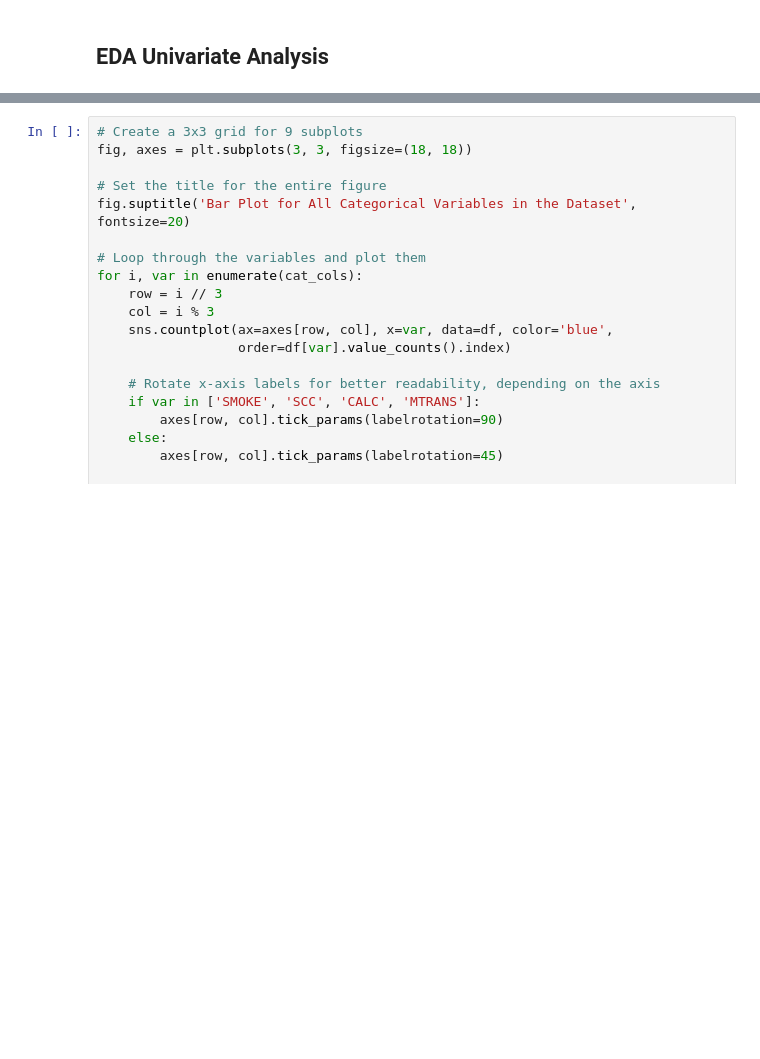
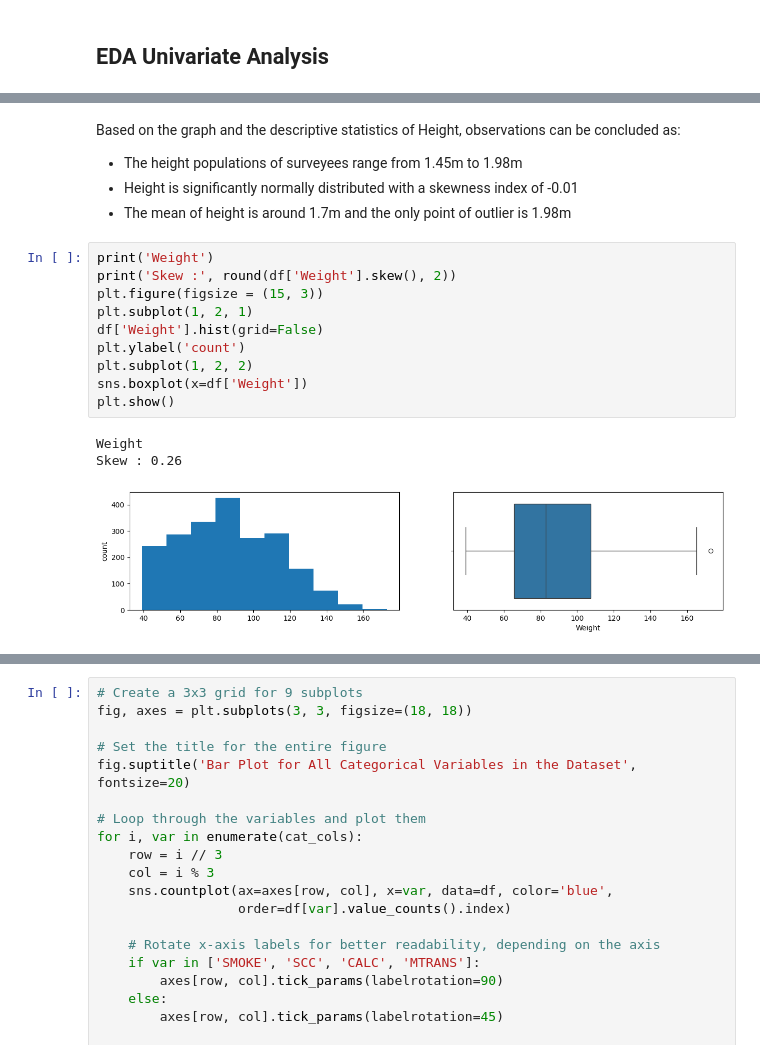
Before and after one commit to dang-nguyendd/ds_data_modelling, a Jupyter notebook: s3759957.ipynb, the cells around one changed output, grey strips where cells are left out. Drawn from its saved outputs; the diff is of its cells as text; blank space fills up the shorter version.

```diff
--- a/s3759957.ipynb
+++ b/s3759957.ipynb
@@ -167,0 +192,19 @@ for col in num_cols:
+# %% [markdown]
+Based on the graph and the descriptive statistics of Height, observations can be concluded as:
+- The height populations of surveyees range from 1.45m to 1.98m
+- Height is significantly normally distributed with a skewness index of -0.01
+- The mean of height is around 1.7m and the only point of outlier is 1.98m
+# %%
+print('Weight')
+print('Skew :', round(df['Weight'].skew(), 2))
+plt.figure(figsize = (15, 3))
+plt.subplot(1, 2, 1)
+df['Weight'].hist(grid=False)
+plt.ylabel('count')
+plt.subplot(1, 2, 2)
+sns.boxplot(x=df['Weight'])
+plt.show()
+# %% [output]
+Weight
+Skew : 0.26
+[figure, added]
```
Also changed, not shown: parts of 12 cells of this notebook.
